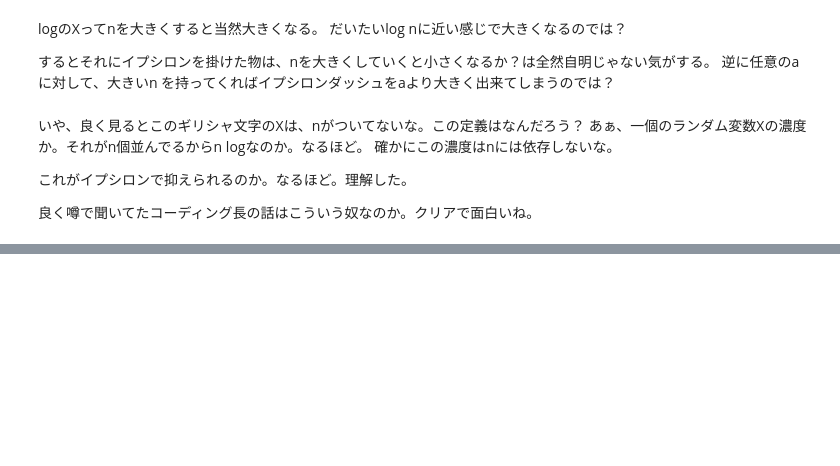
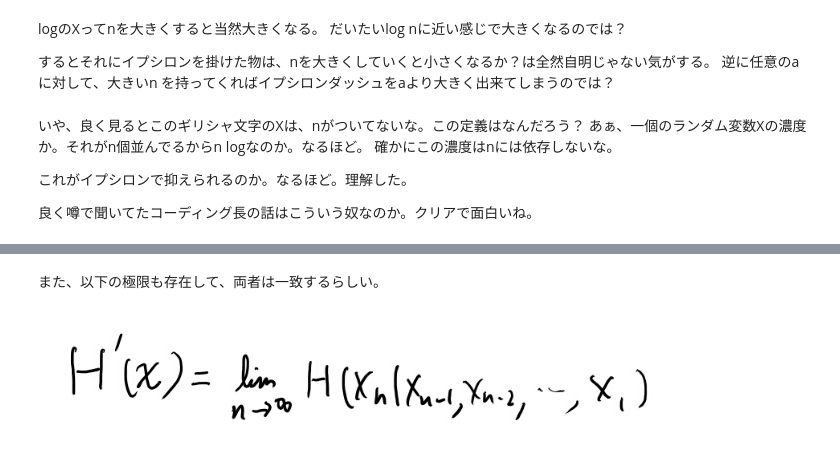
Before and after one commit to karino2/karino2.github.io, a Jupyter notebook: ipynb/2019-02-10-144121.ipynb, the cells around one changed output, grey strips where cells are left out. Saved outputs shown, nothing was run; the diff lists cells and outputs as text; code cells hidden in the pictures; blank space fills up the shorter version.

```diff
--- a/ipynb/2019-02-10-144121.ipynb
+++ b/ipynb/2019-02-10-144121.ipynb
@@ -102,0 +141,6 @@ logのXってnを大きくすると当然大きくなる。
+# %% [markdown]
+また、以下の極限も存在して、両者は一致するらしい。
+# %%
+MeatPieImage()
+# %% [output]
+[figure, added]
```
Also changed, not shown: parts of 15 cells of this notebook.
